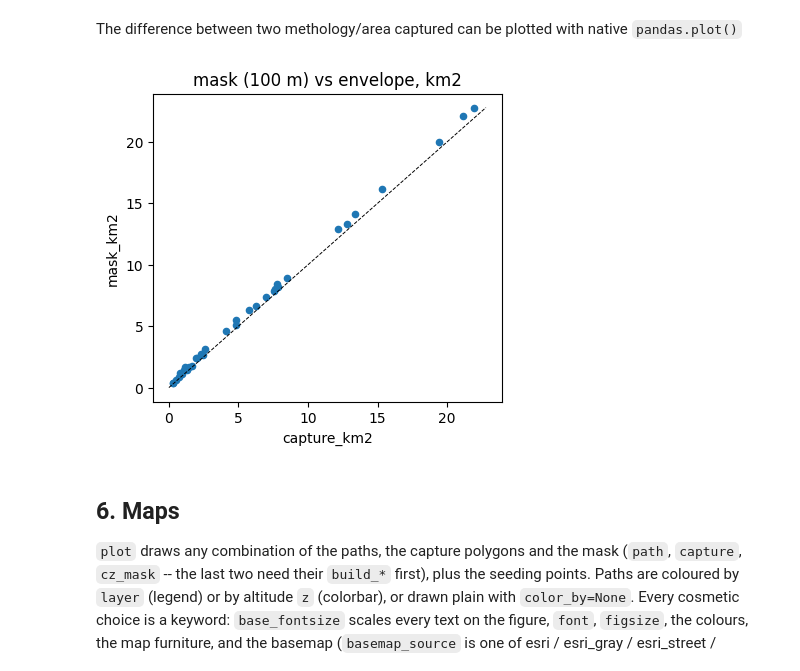
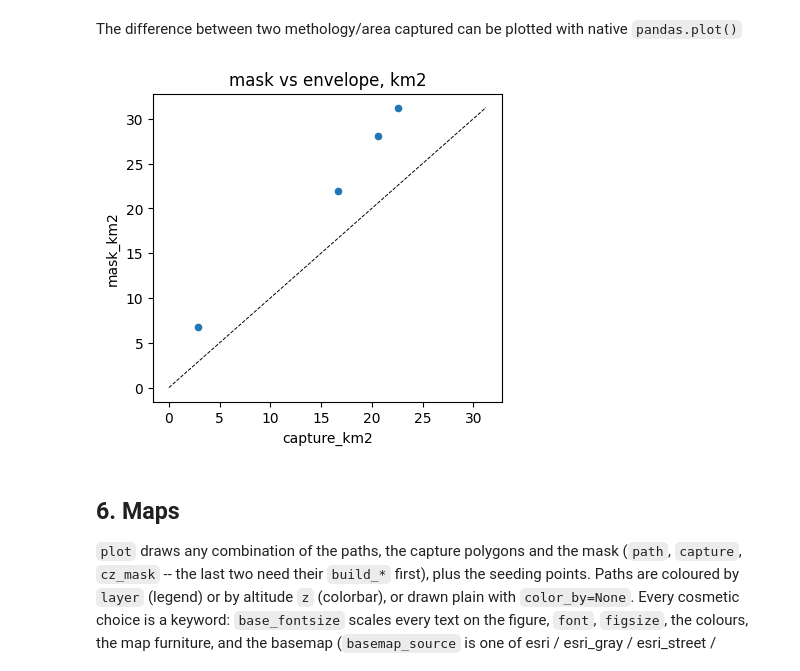
Before and after one commit to manlaya/martpy2, a Jupyter notebook: examples/trajectory.ipynb, the cells around one changed output. Cells and saved outputs as stored; diff of their text form; code cells hidden in the pictures.

```diff
--- a/examples/trajectory.ipynb
+++ b/examples/trajectory.ipynb
@@ -23,8 +23,8 @@ import matplotlib.pyplot as plt
 
 import martpy as mart
 
-RMA = r'C:\Users\Ranveer\Desktop\cap_z\MRN_M400_L3_G200_v12a_steady_CZ\mrn_v11.rma'
-OUT = r'C:\Users\Ranveer\Desktop\cap_z\notebook_out'
+RMA = r'../tests/data/mrn_traj/mrn_v11.rma'
+OUT = r'traj_wdir'
 os.makedirs(OUT, exist_ok=True)
 pd.set_option('display.width', 160)
 # %% [markdown]
@@ -256,10 +268,10 @@ The difference between two methology/area captured can be plotted with native `p
 # %%
 ax = summ.plot.scatter('capture_km2', 'mask_km2', figsize=(4.5, 4))
 lim = summ[['capture_km2', 'mask_km2']].max().max()
 ax.plot([0, lim], [0, lim], 'k--', lw=0.7)
-ax.set_title('mask (100 m) vs envelope, km2');
+ax.set_title('mask vs envelope, km2');
 # %% [output]
-[figure, old version]
+[figure, new version]
 # %% [markdown]
 ## 6. Maps
 
```
Also changed, not shown: parts of 17 cells of this notebook, 3 other files.
